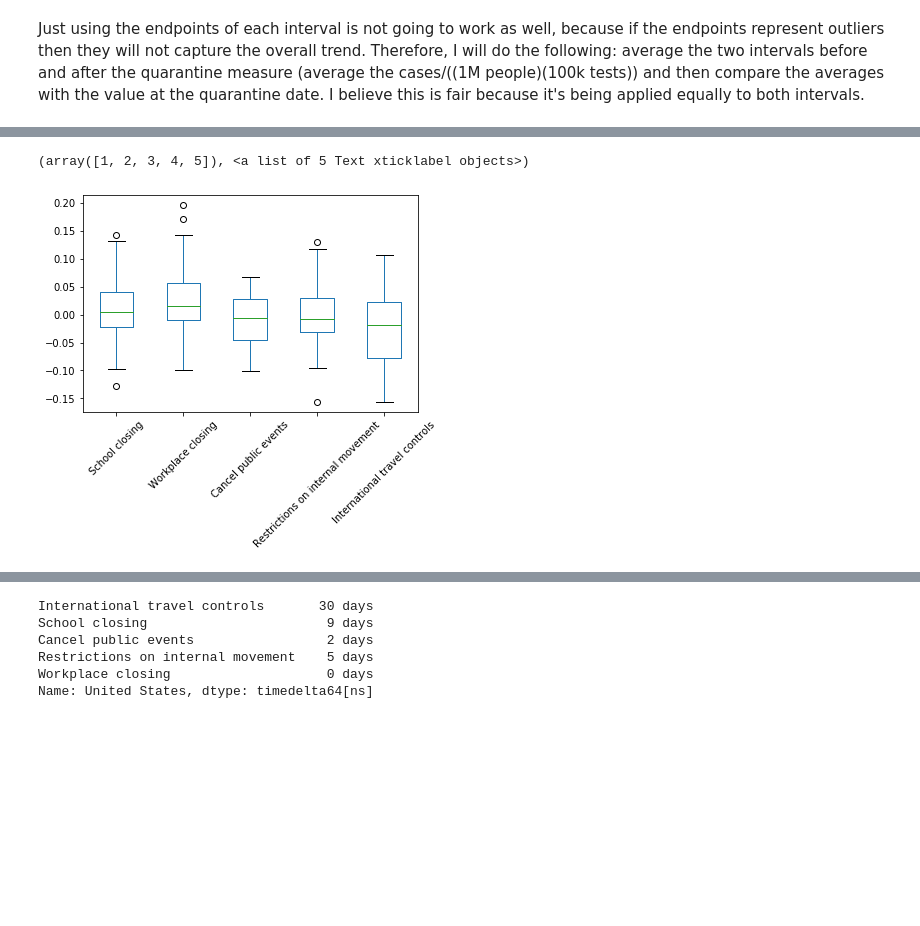
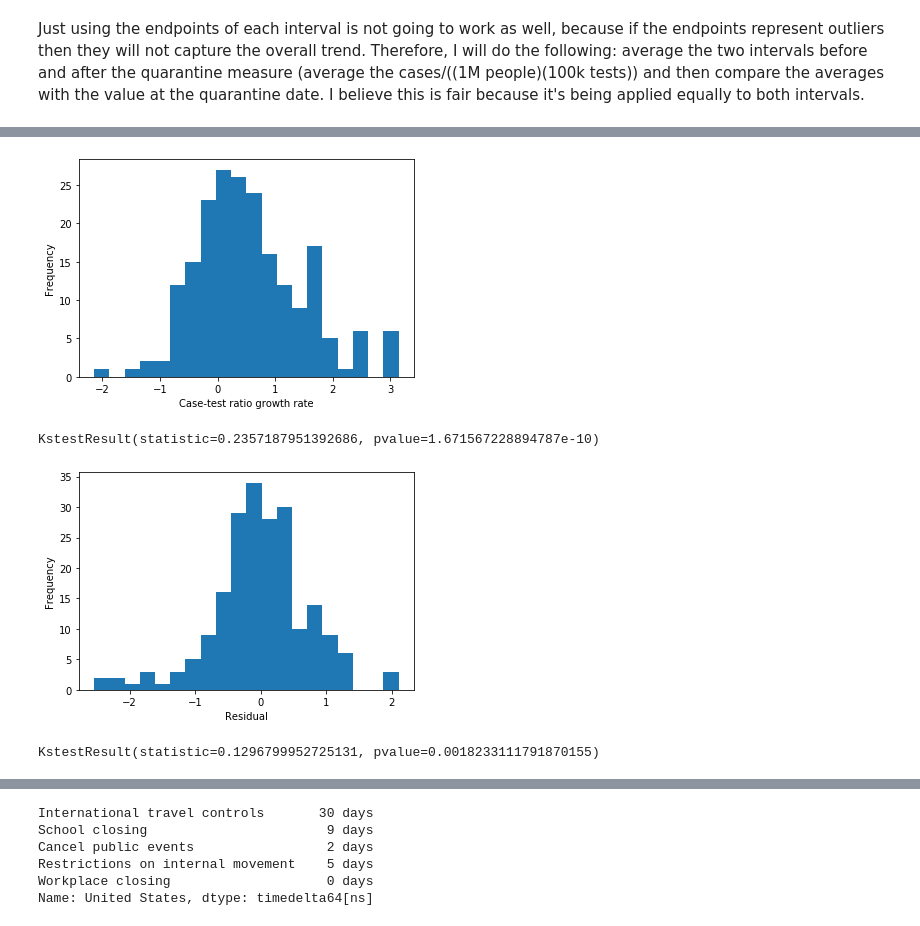
Before and after one commit to mgudorf/datsci, a Jupyter notebook: capstone2/COVID.ipynb, the cells around one changed output, grey strips where cells are left out. Cells and saved outputs as stored; diff of their text form; code cells hidden in the pictures; blank space fills up the shorter version.

```diff
--- a/capstone2/COVID.ipynb
+++ b/capstone2/COVID.ipynb
@@ -322,6 +370,22 @@ _ = plt.hist(before_minus_after_residual_df.values.ravel())
-# %%
-_ = before_minus_after_residual_df.plot.box()
-plt.xticks(rotation=45)
-# %% [output]
-(array([1, 2, 3, 4, 5]), <a list of 5 Text xticklabel objects>)
-[figure, removed]
+# %%
+from scipy.stats import kstest
+
+_ = plt.hist(before_minus_after.values.ravel(),bins=20)
+_ = plt.xlabel('Case-test ratio growth rate')
+_ = plt.ylabel('Frequency')
+_ =  plt.savefig('mg2.jpg',bbox_inches='tight', pad_inches=0)
+_ = plt.show()
+print(kstest(before_minus_after.values.ravel(), cdf='norm'))
+# %% [output]
+[figure, added]
+KstestResult(statistic=0.2357187951392686, pvalue=1.671567228894787e-10)
+# %%
+_ = plt.hist(before_minus_after_residual_df.values.ravel(), bins=20)
+_ = plt.xlabel('Residual')
+_ = plt.ylabel('Frequency')
+plt.savefig('mg3.jpg',bbox_inches='tight', pad_inches=0)
+_ = plt.show()
+kstest(before_minus_after_residual_df.values.ravel(), cdf='norm')
+# %% [output]
+[figure, added]
+KstestResult(statistic=0.1296799952725131, pvalue=0.0018233111791870155)
```
Also changed, not shown: parts of 48 cells of this notebook, 37 other files.
